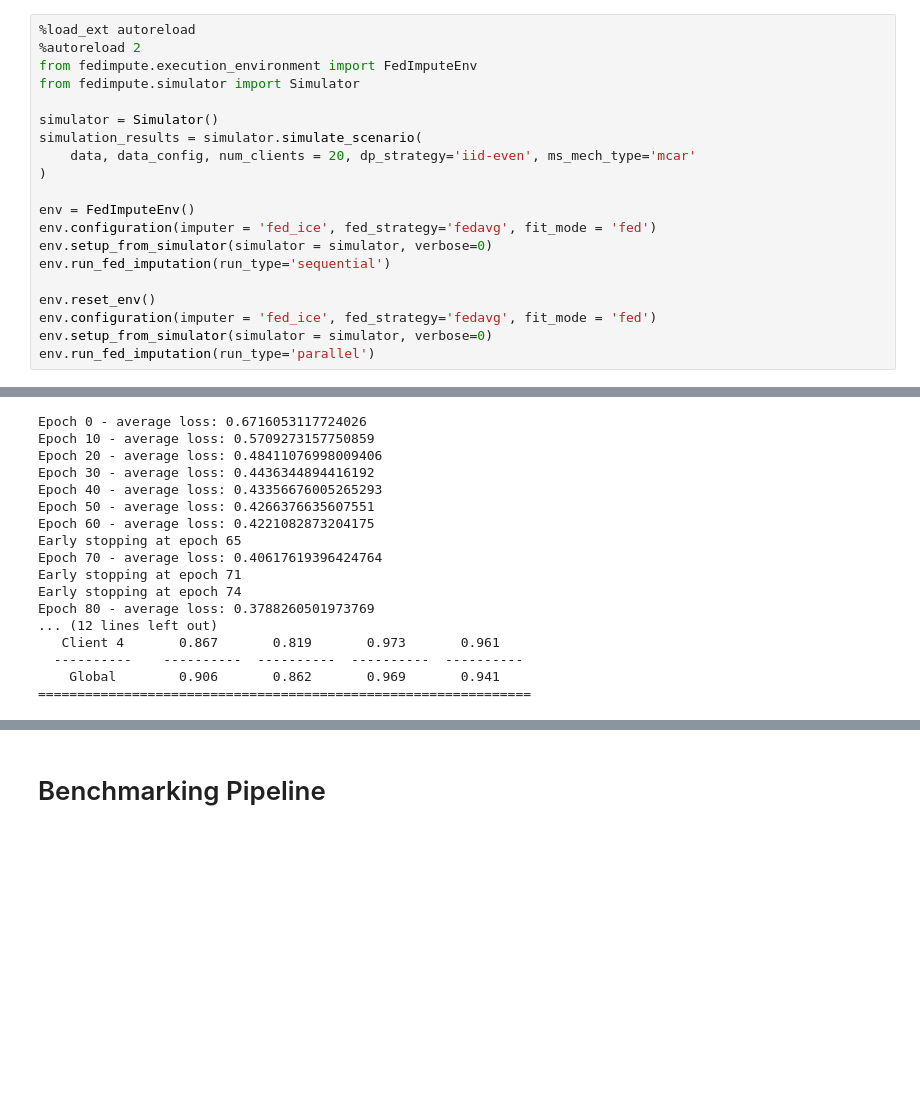
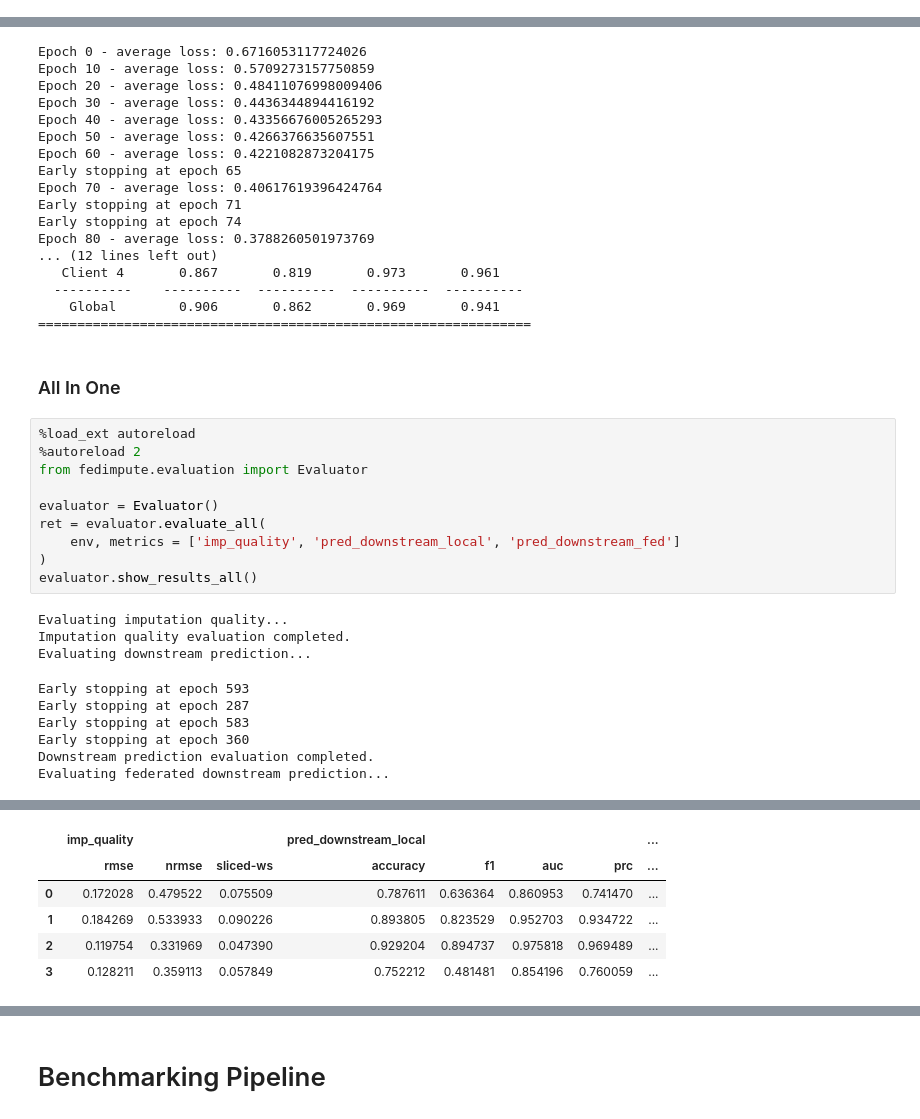
Before and after one commit to idsla/FedImpute, a Jupyter notebook: tutorials/usage_guide.ipynb, the cells around one changed output, grey strips where cells are left out. Saved outputs shown, nothing was run; the diff lists cells and outputs as text; blank space fills up the shorter version.

```diff
--- a/tutorials/usage_guide.ipynb
+++ b/tutorials/usage_guide.ipynb
@@ -190,23 +186,3 @@ Server: fed-strategy: simple_avg
-# %%
-%load_ext autoreload
-%autoreload 2
-from fedimpute.execution_environment import FedImputeEnv
-from fedimpute.simulator import Simulator
-
-simulator = Simulator()
-simulation_results = simulator.simulate_scenario(
-    data, data_config, num_clients = 20, dp_strategy='iid-even', ms_mech_type='mcar'
-)
-
-env = FedImputeEnv()
-env.configuration(imputer = 'fed_ice', fed_strategy='fedavg', fit_mode = 'fed')
-env.setup_from_simulator(simulator = simulator, verbose=0)
-env.run_fed_imputation(run_type='sequential')
-
-env.reset_env()
-env.configuration(imputer = 'fed_ice', fed_strategy='fedavg', fit_mode = 'fed')
-env.setup_from_simulator(simulator = simulator, verbose=0)
-env.run_fed_imputation(run_type='parallel')
 # %% [markdown]
 ## Monitoring Imputation Progress
 # %% [markdown]
@@ -349,3 +325,25 @@ Epoch 80 - average loss: 0.3788260501973769
   ----------    ----------  ----------  ----------  ----------
     Global        0.906       0.862       0.969       0.941
 ===============================================================
+# %% [markdown]
+### All In One
+# %%
+%load_ext autoreload
+%autoreload 2
+from fedimpute.evaluation import Evaluator
+
+evaluator = Evaluator()
+ret = evaluator.evaluate_all(
+    env, metrics = ['imp_quality', 'pred_downstream_local', 'pred_downstream_fed']
+)
+evaluator.show_results_all()
+# %% [output]
+Evaluating imputation quality...
+Imputation quality evaluation completed.
+Evaluating downstream prediction...
+Early stopping at epoch 593
+Early stopping at epoch 287
+Early stopping at epoch 583
+Early stopping at epoch 360
+Downstream prediction evaluation completed.
+Evaluating federated downstream prediction...
@@ -351,0 +368,6 @@ Epoch 80 - average loss: 0.3788260501973769
+|  | imp_quality |  |  | pred_downstream_local |  |  |  | ... |
+|  | rmse | nrmse | sliced-ws | accuracy | f1 | auc | prc | ... |
+| 0 | 0.172028 | 0.479522 | 0.075509 | 0.787611 | 0.636364 | 0.860953 | 0.741470 | ... |
+| 1 | 0.184269 | 0.533933 | 0.090226 | 0.893805 | 0.823529 | 0.952703 | 0.934722 | ... |
+| 2 | 0.119754 | 0.331969 | 0.047390 | 0.929204 | 0.894737 | 0.975818 | 0.969489 | ... |
+| 3 | 0.128211 | 0.359113 | 0.057849 | 0.752212 | 0.481481 | 0.854196 | 0.760059 | ... |
```
Also changed, not shown: parts of 11 cells of this notebook, 28 other files.
